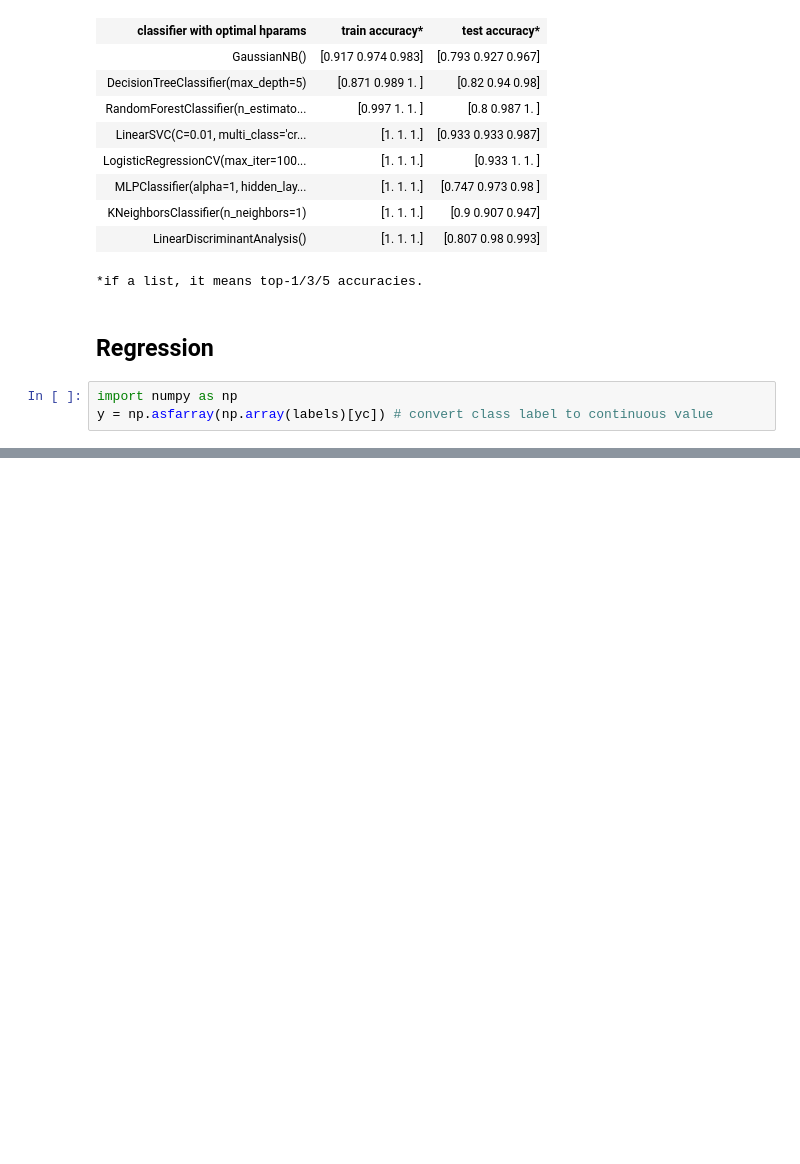
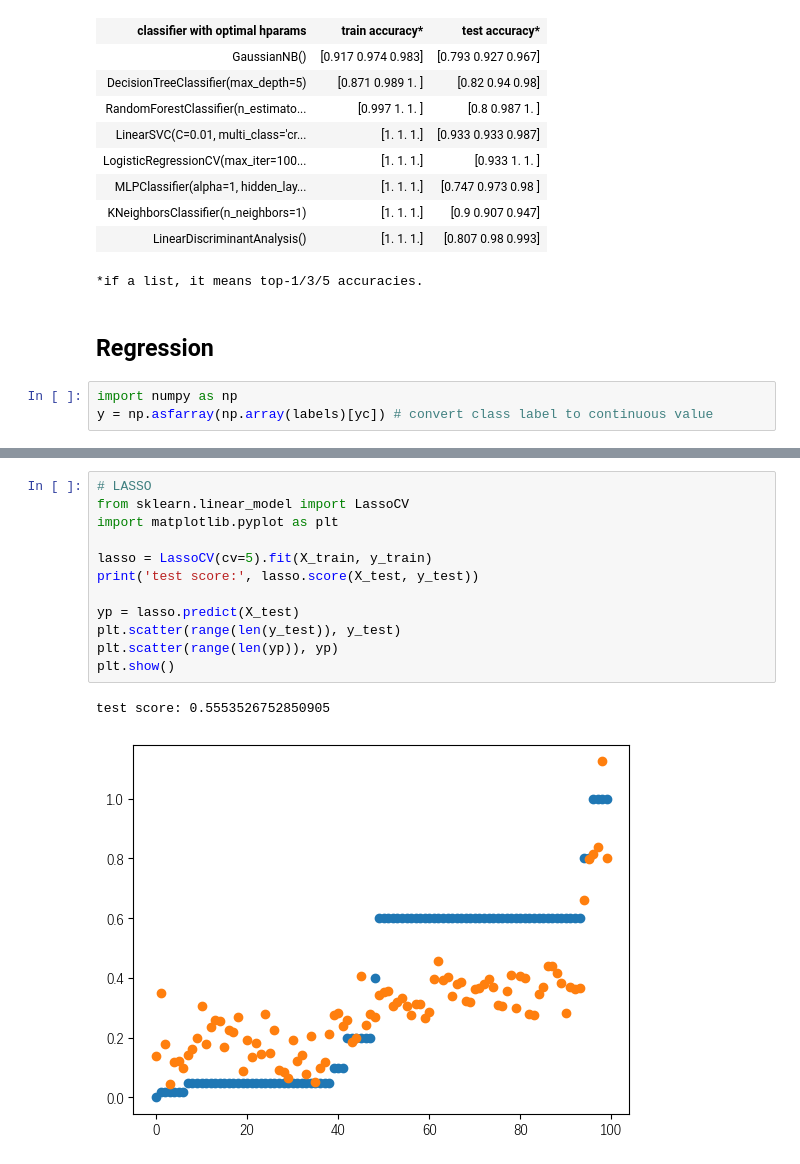
Before and after one commit to zhangys11/qsi-tk, a Jupyter notebook: notebook/qsi-tk regression.ipynb, the cells around one changed output, grey strips where cells are left out. Drawn from its saved outputs; the diff is of its cells as text; blank space fills up the shorter version.

```diff
--- a/notebook/qsi-tk regression.ipynb
+++ b/notebook/qsi-tk regression.ipynb
@@ -103,0 +145,15 @@ plt.show()
+# %%
+# LASSO
+from sklearn.linear_model import LassoCV
+import matplotlib.pyplot as plt
+
+lasso = LassoCV(cv=5).fit(X_train, y_train)
+print('test score:', lasso.score(X_test, y_test))
+
+yp = lasso.predict(X_test)
+plt.scatter(range(len(y_test)), y_test)
+plt.scatter(range(len(yp)), yp)
+plt.show()
+# %% [output]
+test score: 0.5553526752850905
+[figure, added]
```
Also changed, not shown: parts of 5 cells of this notebook.
